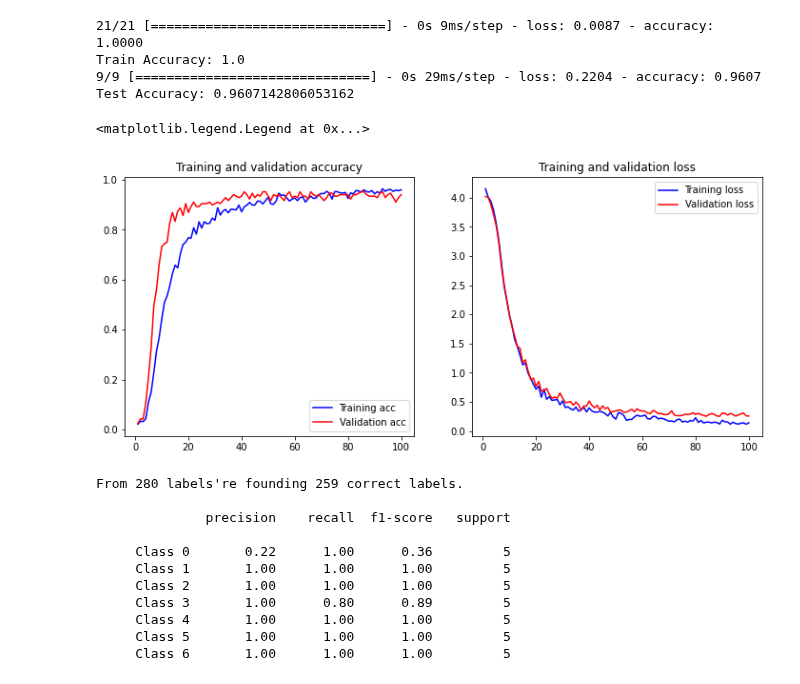
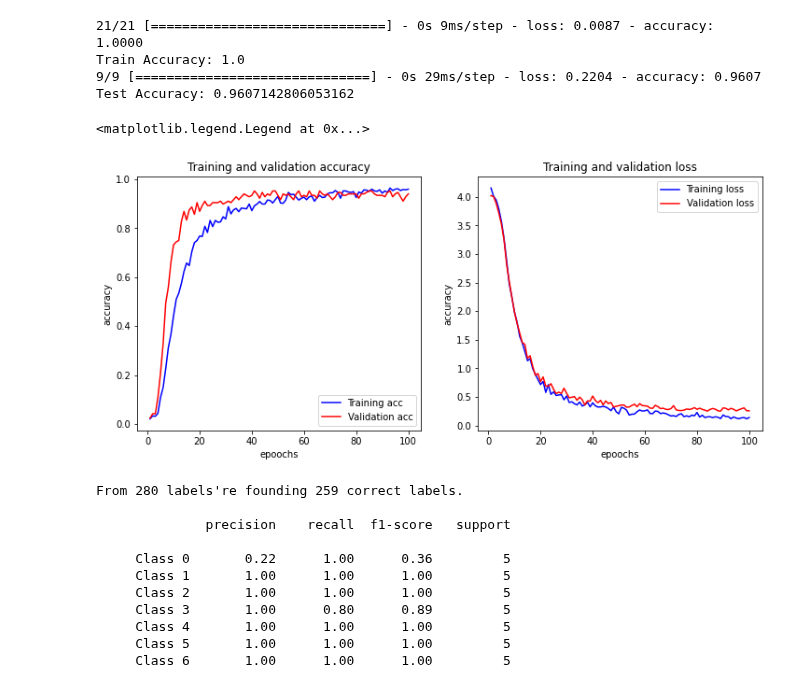
Before and after one commit to NongNNew/Project_499, a Jupyter notebook: Project_499_CNN.ipynb, the cells around one changed output. Saved outputs shown, nothing was run; the diff lists cells and outputs as text; code cells hidden in the pictures.

```diff
--- a/Project_499_CNN.ipynb
+++ b/Project_499_CNN.ipynb
@@ -202,28 +202,33 @@ Test Accuracy: 0.9607142806053162
 # %%
 import matplotlib.pyplot as plt
 
 # plot the accuracy and loss plots between training and validation data
-# verlify overfitting
+# verrify overfitting
 acc = history.history['accuracy']
 val_acc = history.history['val_accuracy']
 loss = history.history['loss']
 val_loss = history.history['val_loss']
 x = range(1,len(acc)+1)
 
 plt.figure(figsize=(12,5))
 plt.subplot(1,2,1)
 plt.plot(x,acc,'b',label='Training acc')
 plt.plot(x,val_acc,'r',label='Validation acc')
 plt.title('Training and validation accuracy')
+plt.xlabel('epoochs')
+plt.ylabel('accuracy')
 plt.legend()
+
 plt.subplot(1,2,2)
 plt.plot(x,loss,'b',label='Training loss')
 plt.plot(x,val_loss,'r',label='Validation loss')
 plt.title('Training and validation loss')
+plt.xlabel('epoochs')
+plt.ylabel('accuracy')
 plt.legend()
 # %% [output]
 <matplotlib.legend.Legend at 0x...>
-[figure, old version]
+[figure, new version]
 # %%
 from sklearn.metrics import classification_report
 
```
